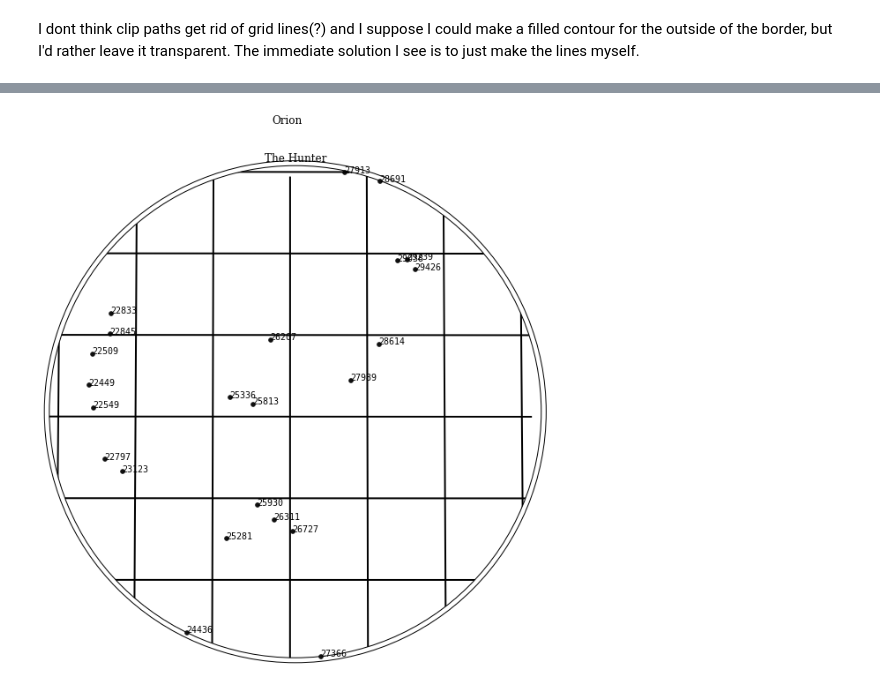
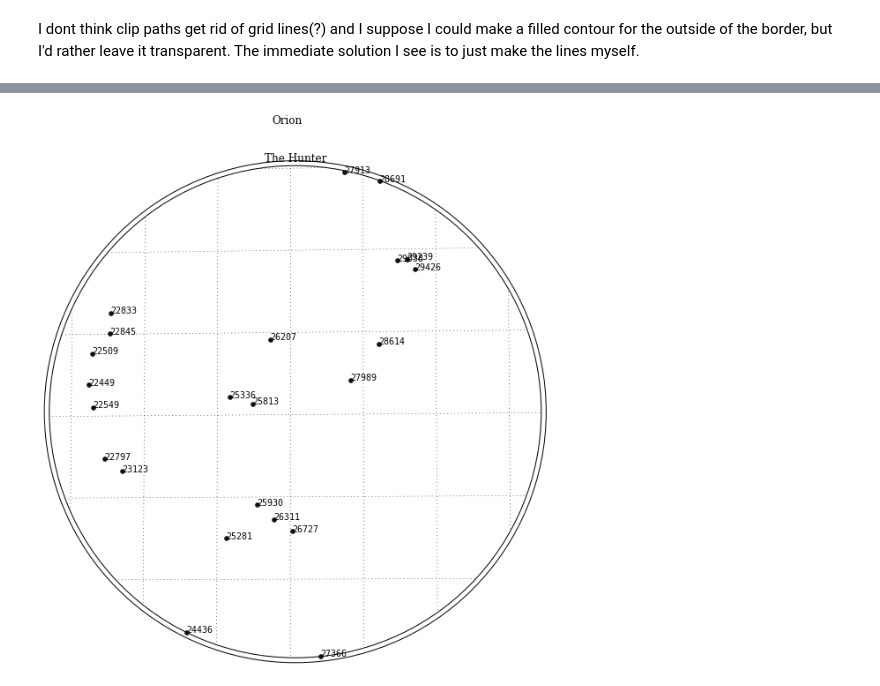
Before and after one commit to dreamalligator/asterisms, a Jupyter notebook: asterisms/docs/projections.ipynb, the cells around one changed output, grey strips where cells are left out. Drawn from its saved outputs; the diff is of its cells as text; code cells hidden in the pictures.

```diff
--- a/asterisms/docs/projections.ipynb
+++ b/asterisms/docs/projections.ipynb
@@ -233,29 +222,30 @@ width=r2m(ori.circumcenter_radius.radians)*2
 fig = plt.figure(figsize=(8,8))
 title = '{0} - {1}'.format(ori.name,ori.name_alt)
 ax = fig.add_subplot(111,frameon=False,title=title)
-bm = Basemap(ax=ax, width=width, height=width, projection='aeqd', lat_0=cc_y, lon_0=cc_x, rsphere=R_EARTH)
+bm = Basemap(ax=ax, width=width, height=width, projection='aeqd', lat_0=cc_y, lon_0=cc_x, rsphere=R_EARTH, round=True)
 #---------
 for star in ori.stars:
     x,y = bm(star.ra._degrees, star.dec.degrees)
     bm.plot(x,y, marker='o', color='r', markersize=10, clip_on=False)
 circle_x,circle_y = bm(cc_ra._degrees, cc_dec.degrees)
 #---------
-border0 = patches.Circle((circle_x,circle_y),radius=width/2,facecolor='none',edgecolor='k',clip_on=False)
-border1 = patches.Circle((circle_x,circle_y),radius=width*.51,facecolor='none',edgecolor='k',clip_on=False)
+border0 = patches.Circle((circle_x,circle_y),radius=width/2,facecolor='none',edgecolor='none',clip_on=False)
+border1 = patches.Circle((circle_x,circle_y),radius=width*.51,facecolor='none',edgecolor='none',clip_on=False)
 ax.add_patch(border0)
 ax.add_patch(border1)
 #---------
-# dashes = [100,.0001]
-# bm.drawparallels(np.arange(-80,81,5),clip_path=border0, linewidth=2, color='b', dashes=dashes)
-# bm.drawparallels(np.arange(-80,81,10), labels=[True,True,False,False],clip_path=border0, linewidth=5, dashes=dashes)
-# bm.drawmeridians(np.arange(-180,180,10), labels=[False,False,True,True],clip_path=border0,dashes=dashes)
+dashes = (None,None) # for solid line
+bm.drawparallels(np.arange(-80,81,5),clip_path=border0, linewidth=1, color='k', dashes=dashes)
+bm.drawparallels(np.arange(-80,81,10),clip_path=border0,dashes=dashes,linewidth=2,color='k')
+bm.drawmeridians(np.arange(-180,180,5),clip_path=border0, linewidth=1, color='k', dashes=dashes)
+bm.drawmeridians(np.arange(-180,180,10),clip_path=border0,dashes=dashes,linewidth=2,color='k')
 #---------
 # Will make a grid function here if need to
 def draw_grid(lat_maj=10,lat_min=5,lon_maj=10,lon_min=5,):
     x1,y1 = bm(80,20)
     x2,y2 = bm(80,-10)
     plt.plot([x1, x2], [y1, y2], 'green', lw=3,clip_path=border0)
-draw_grid()
-#---------
-#savefig('clipping_example.png')
+#draw_grid()
+#-------
+#savefig('clipping_example2.png')
 # %% [output]
@@ -303,38 +293,35 @@ for star in ori.stars:
     #ax.text(x,y, r'$E=mc^2$', fontsize=15)# can use LaTeX for Bayer designations
     #ax.text(x,y,u'Άλφα') #or unicode
     color = '#111111'
     bm.plot(x,y, marker='o', color=color, markersize=5, clip_on=False, linewidth=0.1)
 circle_x,circle_y = bm(cc_ra._degrees, cc_dec.degrees)
 #---------
 border0 = patches.Circle((circle_x,circle_y),radius=width/2,facecolor='none',edgecolor='k',clip_on=False)
 border1 = patches.Circle((circle_x,circle_y),radius=width*.51,facecolor='none',edgecolor='k',clip_on=False)
 ax.add_patch(border0)
 ax.add_patch(border1)
 #---------
 def draw_grid(lat_maj=10,lat_min=5,lon_maj=10,lon_min=5,disp_maj=True,disp_min=False):
     '''set major grid with lat_maj, lon_maj.
 
     set minor grid with lat_min, lon_min.
 
     display major and minor grids with disp_maj, disp_min.'''
 
-    #lats = np.arange(-80,81,lat_maj)
-    #lons = np.arange(-180,180,lon_maj)
+    lats = np.arange(-30,31,lat_min)
+    lons = np.arange(70,111,lon_min)
 
-    lats = np.arange(-20,21,lat_min)
-    lons = np.arange(70,101,lon_min)
     for lat in lats:
         x1,y1 = bm(lons[0],lat)
         x2,y2 = bm(lons[-1],lat)
-        plt.plot([x1, x2], [y1, y2], 'k', lw=2, clip_path=border0)
+        plt.plot([x1, x2], [y1, y2], 'k', lw=.5, clip_path=border0, linestyle=':')
     for lon in lons:
         x1,y1 = bm(lon,lats[0])
         x2,y2 = bm(lon,lats[-1])
-        plt.plot([x1, x2], [y1, y2], 'k', lw=2, clip_path=border0)
-    #plt.plot([x1, x2], [y1, y2], 'blue', lw=300)#,clip_path=border0)
+        plt.plot([x1, x2], [y1, y2], 'k', lw=.5, clip_path=border0, linestyle=':')
 
 draw_grid(disp_min=True)
 #---------
 #savefig('clipping_example.png')
 # %% [output]
-[figure, old version]
+[figure, new version]
```
Also changed, not shown: parts of 16 cells of this notebook, 5 other files.
